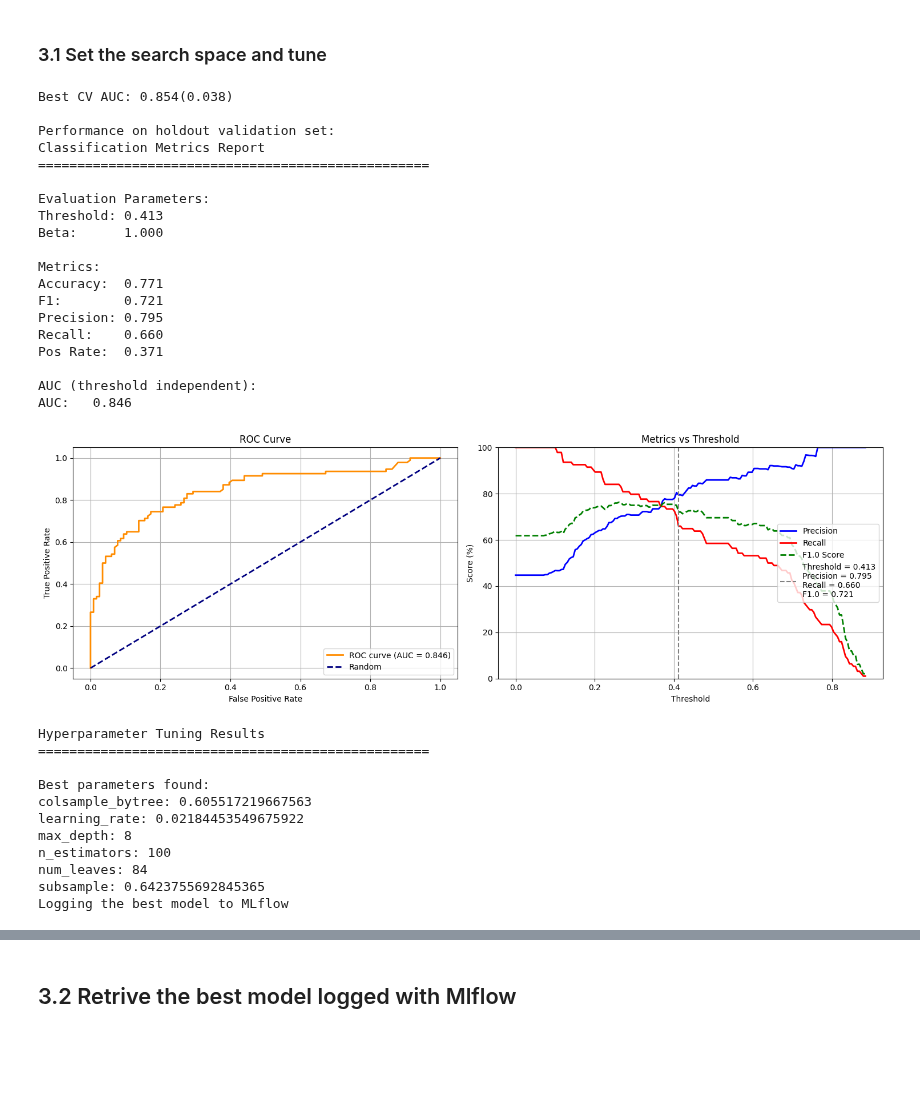
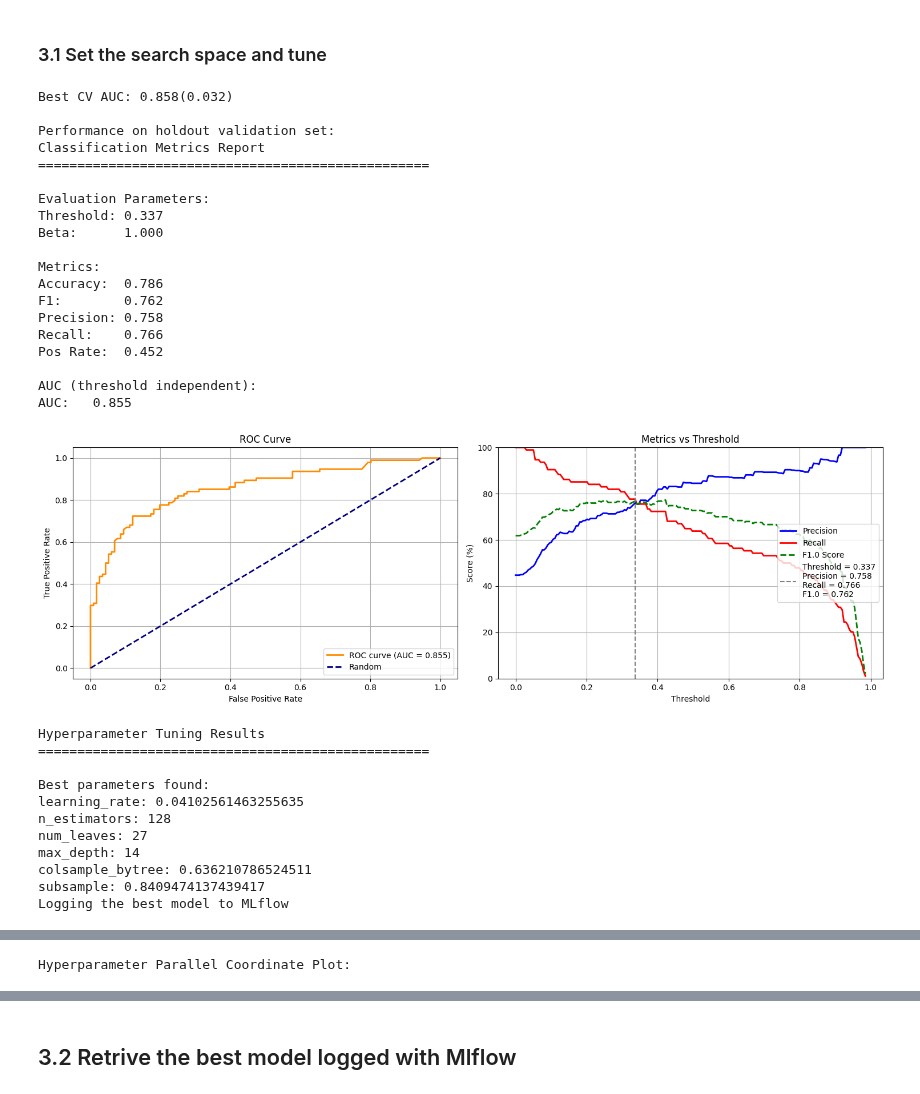
Before and after one commit to MenaWANG/mlarena, a Jupyter notebook: examples/2.advanced_usage.ipynb, the cells around one changed output, grey strips where cells are left out. Saved outputs shown, nothing was run; the diff lists cells and outputs as text; code cells hidden in the pictures; blank space fills up the shorter version.

```diff
--- a/examples/2.advanced_usage.ipynb
+++ b/examples/2.advanced_usage.ipynb
@@ -278,58 +277,59 @@ The advantage of the Bayesian method over grid and random search is that it inte
 # %% [markdown]
 ### 3.1 Set the search space and tune
 # %%
-# Define the hyperparameter search space
-lgb_space = {
-    'learning_rate': hp.loguniform('learning_rate', np.log(0.01), np.log(0.1)),
-    'n_estimators': hp.choice('n_estimators', range(100, 1000, 100)),
-    'num_leaves': hp.choice('num_leaves', range(20, 100)),
-    'max_depth': hp.choice('max_depth', range(5, 15)),
-    'colsample_bytree': hp.uniform('colsample_bytree', 0.6, 1.0),
-    'subsample': hp.uniform('subsample', 0.6, 0.9)
+# Define the hyperparameter search ranges
+lgb_param_ranges = {
+    'learning_rate': (0.01, 0.1),
+    'n_estimators': (100, 1000),
+    'num_leaves': (20, 100),
+    'max_depth': (5, 15),
+    'colsample_bytree': (0.6, 1.0),
+    'subsample': (0.6, 0.9)
 }
 # %%
 best_lgb = ML_PIPELINE.tune(X_train_full, y_train_full,
-                               algorithm=lgb.LGBMClassifier,
-                               preprocessor = PreProcessor(
-                                   target_encode_cols=encoding_recommendations["target_encode_cols"],
-                                   ),
-                               space = lgb_space,
-                               beta = 1,
-                               max_evals = 500,
-                               early_stopping_rounds = 100,
-                               verbose = -1,
-                               cv = 5,
-                               cv_variance_penalty=0.2,
-                               log_best_model=True)
+                          algorithm=lgb.LGBMClassifier,
+                          preprocessor=PreProcessor(
+                              target_encode_cols=encoding_recommendations["target_encode_cols"],
+                          ),
+                          param_ranges=lgb_param_ranges,
+                          beta=1,
+                          max_evals=500,
+                          patience=50,
+                          n_startup_trials=50,
+                          verbose=-1,
+                          cv=5,
+                          cv_variance_penalty=0.3,
+                          log_best_model=True)
 # %% [output]
-Best CV AUC: 0.854(0.038)
+Best CV AUC: 0.858(0.032)
 
 Performance on holdout validation set:
 Classification Metrics Report
 ==================================================
 
 Evaluation Parameters:
-Threshold: 0.413
+Threshold: 0.337
 Beta:      1.000
 
 Metrics:
-Accuracy:  0.771
-F1:        0.721
-Precision: 0.795
-Recall:    0.660
-Pos Rate:  0.371
+Accuracy:  0.786
+F1:        0.762
+Precision: 0.758
+Recall:    0.766
+Pos Rate:  0.452
 
 AUC (threshold independent):
-AUC:   0.846
+AUC:   0.855
-[figure, old version]
+[figure, new version]
 Hyperparameter Tuning Results
 ==================================================
 
 Best parameters found:
-colsample_bytree: 0.605517219667563
-learning_rate: 0.02184453549675922
-max_depth: 8
-n_estimators: 100
-num_leaves: 84
-subsample: 0.6423755692845365
+learning_rate: 0.04102561463255635
+n_estimators: 128
+num_leaves: 27
+max_depth: 14
+colsample_bytree: 0.636210786524511
+subsample: 0.8409474137439417
 Logging the best model to MLflow
@@ -338,0 +337 @@ Logging the best model to MLflow
+Hyperparameter Parallel Coordinate Plot:
```
Also changed, not shown: parts of 12 cells of this notebook, 7 other files.
